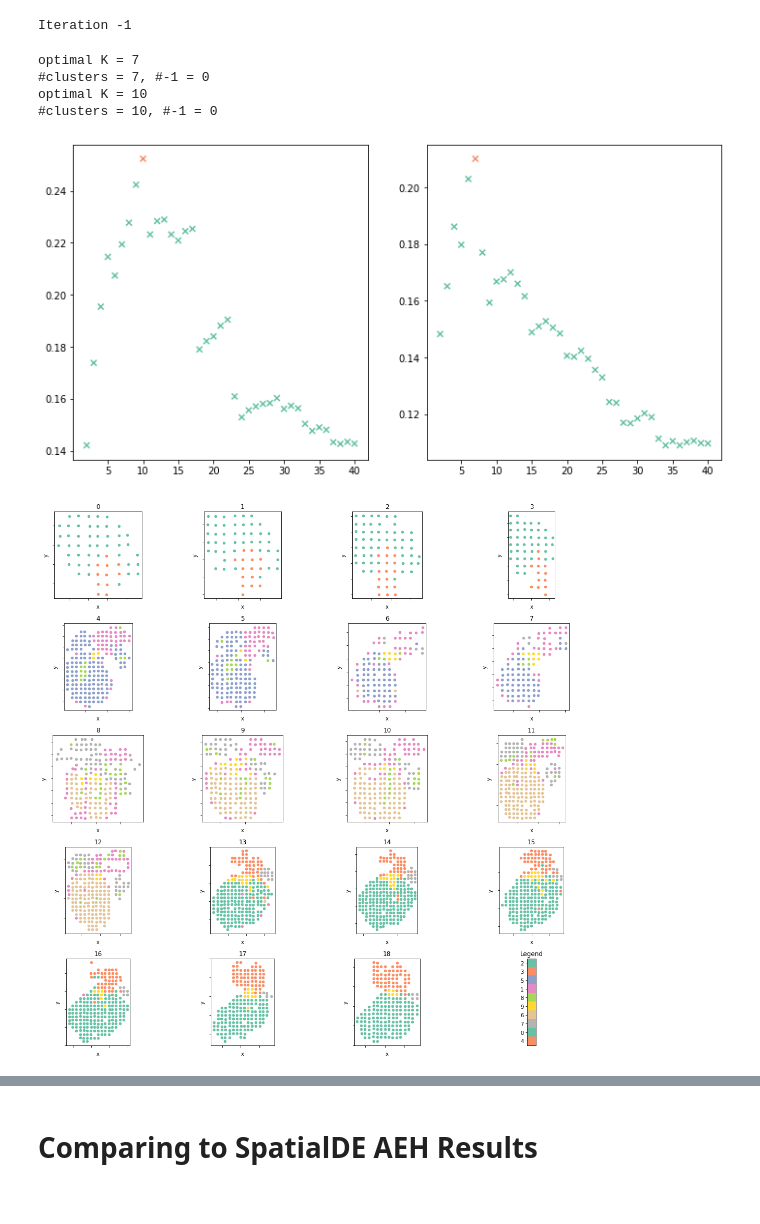
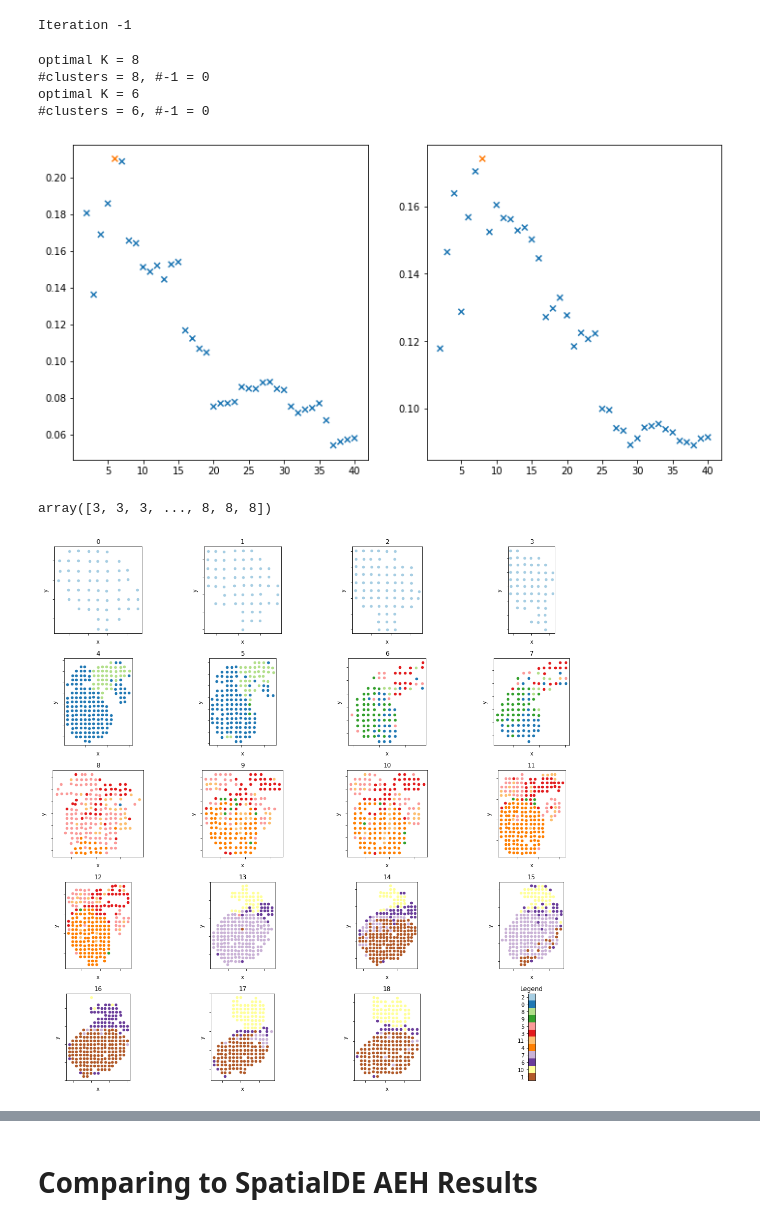
Before and after one commit to alam-shahul/popari, a Jupyter notebook: SpiceMix/analyze_results.ipynb, the cells around one changed output, grey strips where cells are left out. Cells and saved outputs as stored; diff of their text form; code cells hidden in the pictures.

```diff
--- a/SpiceMix/analyze_results.ipynb
+++ b/SpiceMix/analyze_results.ipynb
@@ -29,13 +31,13 @@ with h5py.File("../../data/aggregate_separate_fovs/results_with_spatial.hdf5", '
 # %%
 cardiac_development_spatial_result = SpiceMixResult(
     path2dataset='../../data/aggregate_separate_fovs',
-    result_filename="../../data/aggregate_separate_fovs/results_with_spatial.hdf5",
+    result_filename="../../data/aggregate_separate_fovs/results_with_spatial_low_lambda.hdf5",
     neighbor_suffix="",
 )
 
 cardiac_development_nmf_result = SpiceMixResult(
     path2dataset='../../data/aggregate_separate_fovs',
-    result_filename="../../data/aggregate_separate_fovs/results_no_spatial.hdf5",
+    result_filename="../../data/aggregate_separate_fovs/results_with_spatial_high_lambda.hdf5",
     neighbor_suffix="",
 )
 # %% [output]
@@ -68,22 +65,30 @@ Iteration -1
 # Do hierarchical clustering on ALL cells in the latent space
 # TODO: accelerate this function for datasets of 10k+ cells
 fig, axes = plt.subplots(1, 2, figsize=(12, 6))
-cardiac_development_nmf_result.determine_optimal_clusters(axes[1], K_range=np.arange(2, 41))
-cardiac_development_spatial_result.determine_optimal_clusters(axes[0], K_range=np.arange(2, 41))
+cardiac_development_nmf_result.determine_optimal_clusters(axes[1], K_range=np.arange(2, 41), metric="silhouette")
+cardiac_development_spatial_result.determine_optimal_clusters(axes[0], K_range=np.arange(2, 41), metric="silhouette")
 # %% [output]
-optimal K = 7
-#clusters = 7, #-1 = 0
-optimal K = 10
-#clusters = 10, #-1 = 0
+optimal K = 8
+#clusters = 8, #-1 = 0
+optimal K = 6
+#clusters = 6, #-1 = 0
-[figure, old version]
+[figure, new version]
+# %%
+cardiac_development_spatial_result.determine_clusters(12)
+cardiac_development_nmf_result.determine_clusters(12)
+# %% [output]
+array([3, 3, 3, ..., 8, 8, 8])
 # %%
-plot_height = int(np.sqrt(cardiac_development_spatial_result.num_repli))
-plot_width = cardiac_development_spatial_result.num_repli // plot_height
+num_replicates = cardiac_development_spatial_result.num_repli
 
-if plot_height * plot_width < cardiac_development_spatial_result.num_repli:
+plot_height = int(np.sqrt(num_replicates))
+plot_width = num_replicates // plot_height
+
+if plot_height * plot_width < num_replicates:
     plot_width += 1
 
 fig, axes = plt.subplots(plot_width, plot_height, figsize=(plot_height * 4, plot_width * 3))
-cardiac_development_spatial_result.plot_multireplicate(axes, "cluster")
+
+cardiac_development_spatial_result.plot_multireplicate(axes, "cluster", palette_option="Paired")
 # %% [output]
-[figure, old version]
+[figure, new version]
```
Also changed, not shown: parts of 17 cells of this notebook, 12 other files.
